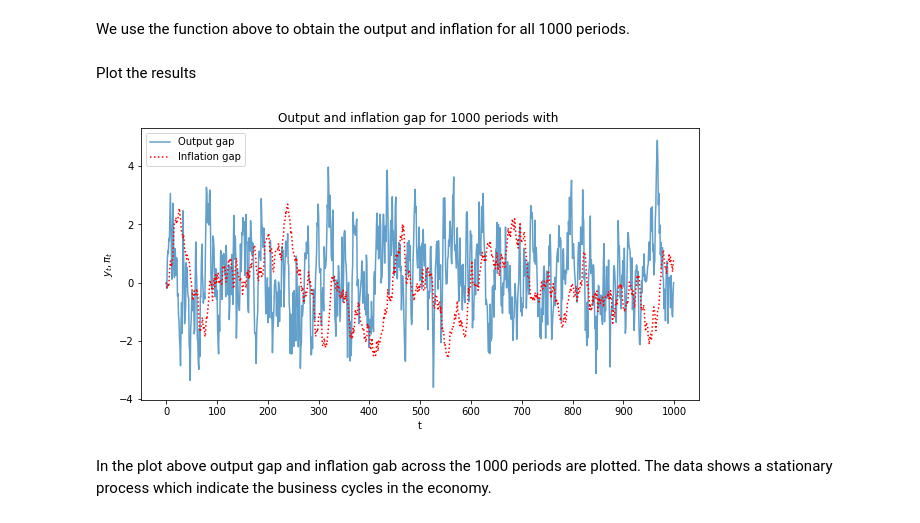
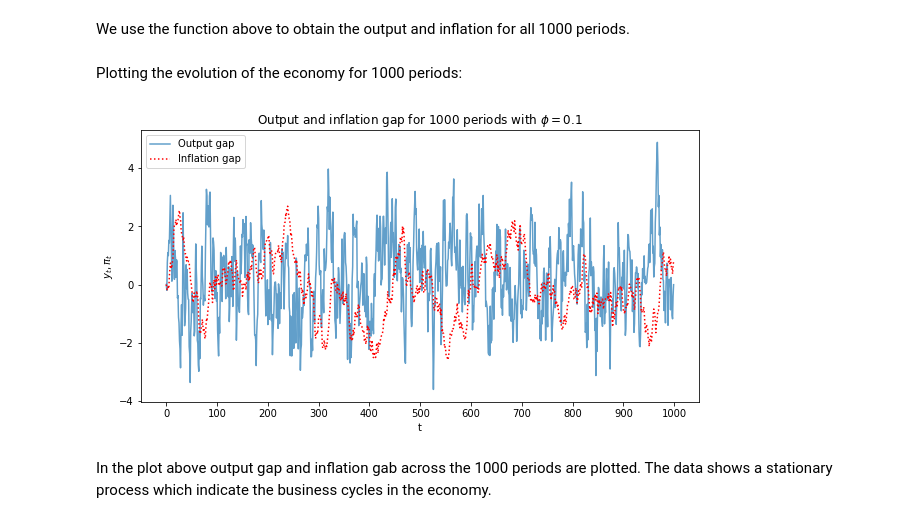
Before and after one commit to NumEconCopenhagen/projects-2019-wms, a Jupyter notebook: examproject/exam_2019.ipynb, the cells around one changed output. Cells and saved outputs as stored; diff of their text form; code cells hidden in the pictures.

```diff
--- a/examproject/exam_2019.ipynb
+++ b/examproject/exam_2019.ipynb
@@ -700,22 +703,22 @@ inflation = simulate(sigma_x=3.492, sigma_c=0.2, phi = 0.1)[1]
 
 # Create a list with periods. This is used as the x-axis
 t = range(0, 1000, 1)
-# %% [markdown]
-Plot the results
+# %% [markdown]
+Plotting the evolution of the economy for 1000 periods:
 # %%
 fig = plt.figure(figsize= (10,5))
 ax = fig.add_subplot(1,1,1)
 ax.plot(t, output, label = 'Output gap', alpha=0.7)
 ax.plot(t, inflation, linestyle= ':', label = 'Inflation gap', color='red')
 #ax.grid()
 ax.legend()
 ax.set_xlabel('t') #
 ax.set_ylabel('$y_t, \pi_t$')
-ax.set_title('Output and inflation gap for 1000 periods with ')
+ax.set_title('Output and inflation gap for 1000 periods with $\phi=0.1$')
 plt.xticks(range(0, 1001, 100))
 plt.show()
 # %% [output]
-[figure, old version]
+[figure, new version]
 # %% [markdown]
 In the plot above output gap and inflation gab across the 1000 periods are plotted. The data shows a stationary process which indicate the business cycles in the economy.
 # %% [markdown]
```
Also changed, not shown: parts of 21 cells of this notebook.
